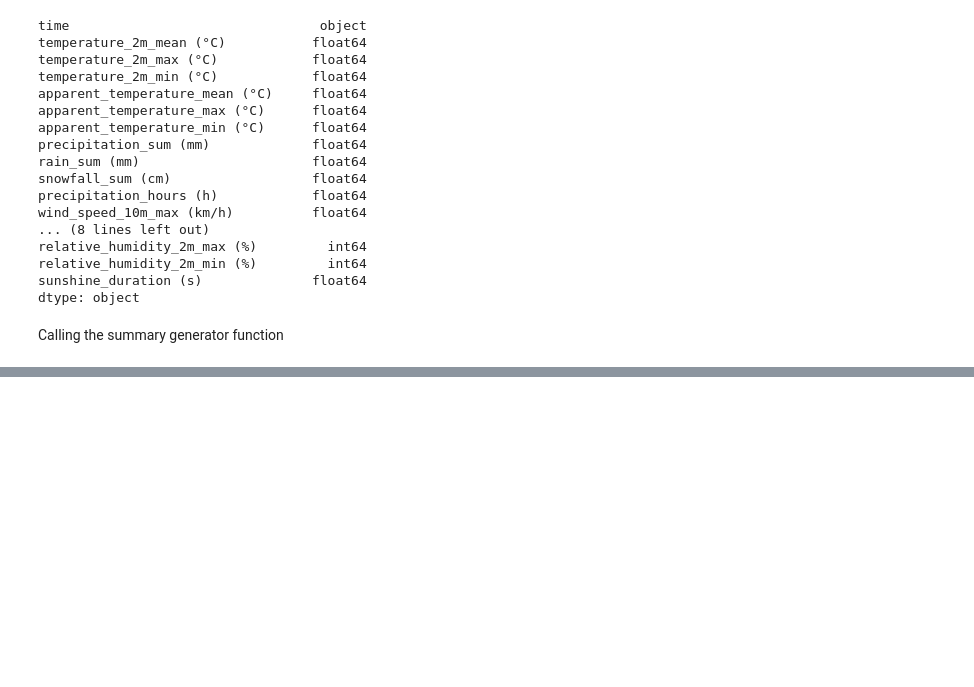
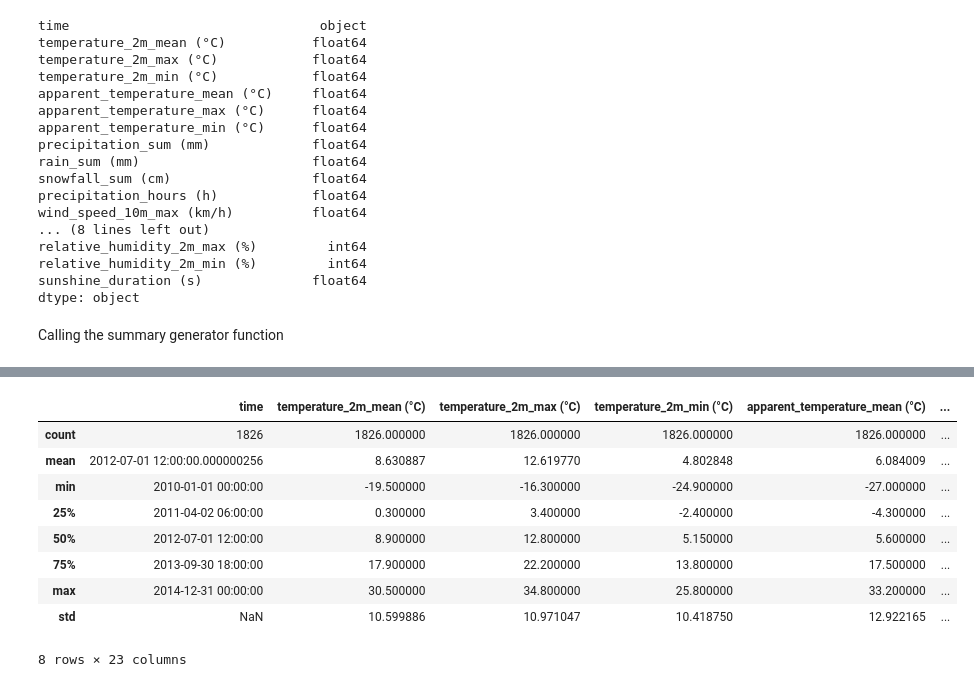
Before and after one commit to MohammadAsad0/Data-Mining-Project, a Jupyter notebook: LLM Baseline.ipynb, the cells around one changed output, grey strips where cells are left out. Saved outputs shown, nothing was run; the diff lists cells and outputs as text; code cells hidden in the pictures; blank space fills up the shorter version.

```diff
--- a/LLM Baseline.ipynb
+++ b/LLM Baseline.ipynb
@@ -220,0 +231,13 @@ llm_baseline.save_summaries()
+# %%
+df2010_2014.describe()
+# %% [output]
+|  | time | temperature_2m_mean (°C) | temperature_2m_max (°C) | temperature_2m_min (°C) | apparent_temperature_mean (°C) | ... |
+| count | 1826 | 1826.000000 | 1826.000000 | 1826.000000 | 1826.000000 | ... |
+| mean | 2012-07-01 12:00:00.000000256 | 8.630887 | 12.619770 | 4.802848 | 6.084009 | ... |
+| min | 2010-01-01 00:00:00 | -19.500000 | -16.300000 | -24.900000 | -27.000000 | ... |
+| 25% | 2011-04-02 06:00:00 | 0.300000 | 3.400000 | -2.400000 | -4.300000 | ... |
+| 50% | 2012-07-01 12:00:00 | 8.900000 | 12.800000 | 5.150000 | 5.600000 | ... |
+| 75% | 2013-09-30 18:00:00 | 17.900000 | 22.200000 | 13.800000 | 17.500000 | ... |
+| max | 2014-12-31 00:00:00 | 30.500000 | 34.800000 | 25.800000 | 33.200000 | ... |
+| std | NaN | 10.599886 | 10.971047 | 10.418750 | 12.922165 | ... |
+8 rows × 23 columns
```
Also changed, not shown: parts of 2 cells of this notebook.
